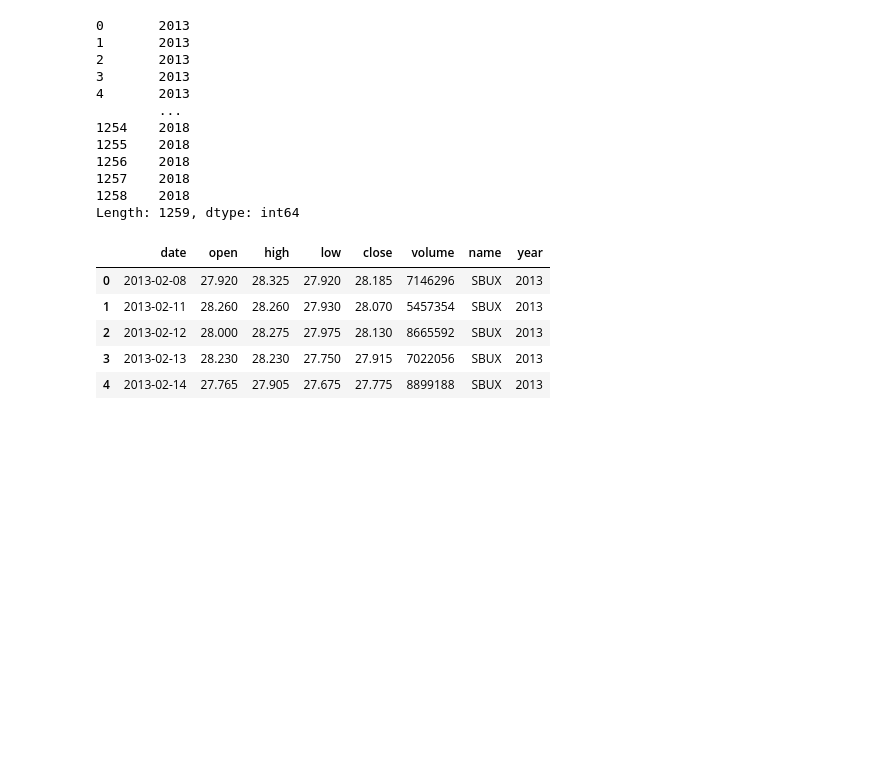
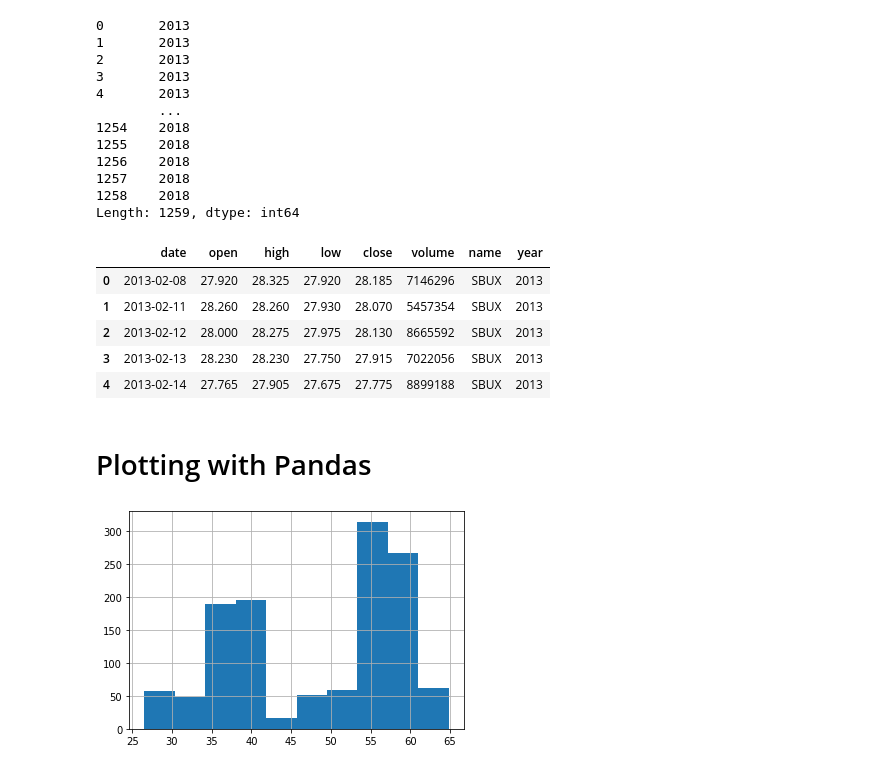
Before and after one commit to redboycode/udemycourses, a Jupyter notebook: lazy_prog_numpy/Pandas_intro.ipynb, the cells around one changed output. Cells and saved outputs as stored; diff of their text form; code cells hidden in the pictures; blank space fills up the shorter version.

```diff
--- a/lazy_prog_numpy/Pandas_intro.ipynb
+++ b/lazy_prog_numpy/Pandas_intro.ipynb
@@ -336,3 +336,9 @@ df.head()
 | 2 | 2013-02-12 | 28.000 | 28.275 | 27.975 | 28.130 | 8665592 | SBUX | 2013 |
 | 3 | 2013-02-13 | 28.230 | 28.230 | 27.750 | 27.915 | 7022056 | SBUX | 2013 |
 | 4 | 2013-02-14 | 27.765 | 27.905 | 27.675 | 27.775 | 8899188 | SBUX | 2013 |
+# %% [markdown]
+# Plotting with Pandas
+# %%
+df['open'].hist();
+# %% [output]
+[figure, added]
```
Also changed, not shown: parts of 5 cells of this notebook.
